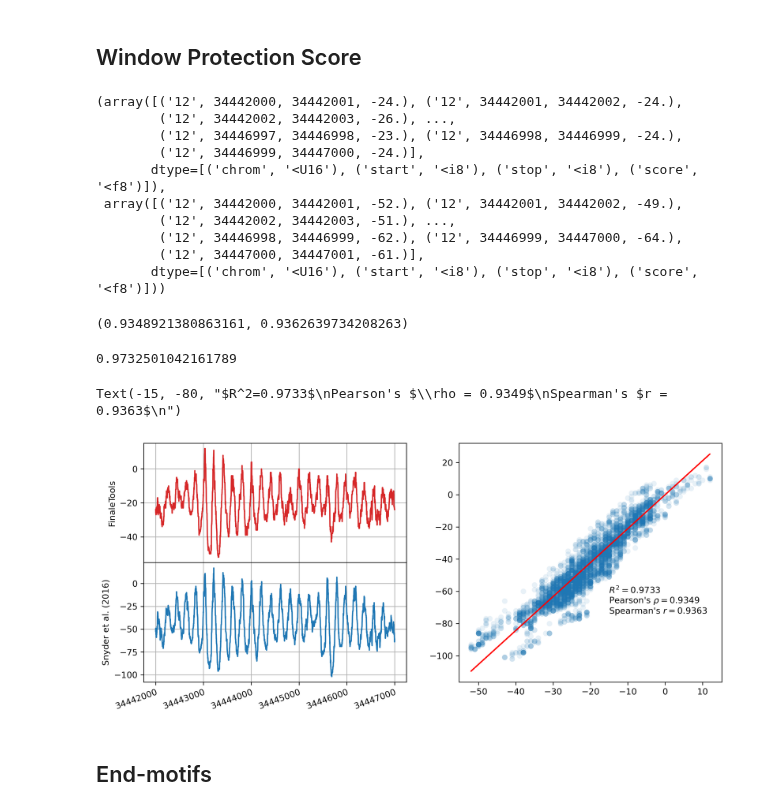
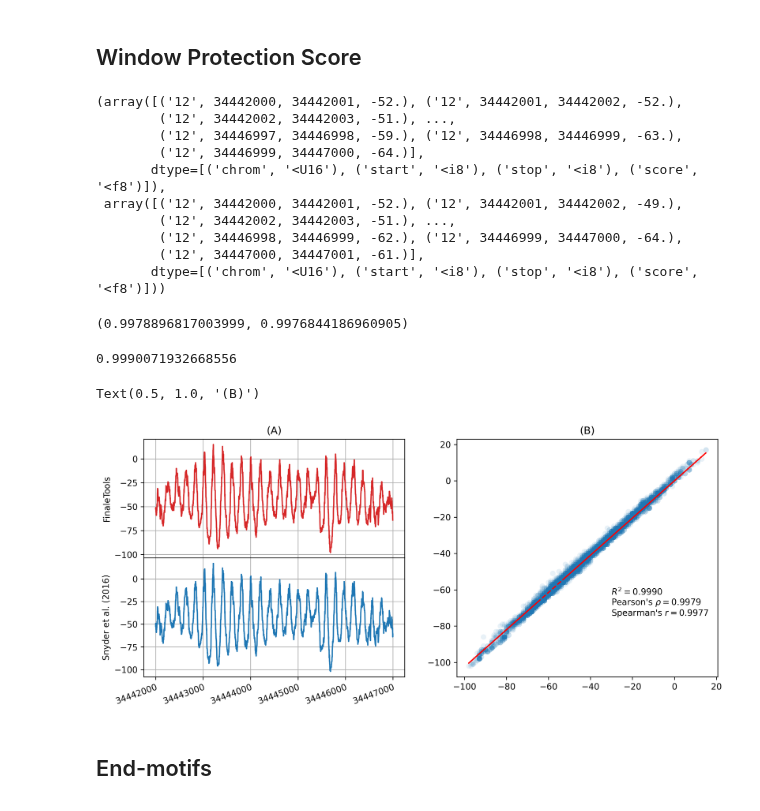
Before and after one commit to epifluidlab/FinaleToolkit, a Jupyter notebook: figs/frag_features_fig.ipynb, the cells around one changed output. Cells and saved outputs as stored; diff of their text form; code cells hidden in the pictures.

Commit message:
backup figures

```diff
--- a/figs/frag_features_fig.ipynb
+++ b/figs/frag_features_fig.ipynb
@@ -22,11 +23,17 @@ from statsmodels.regression.linear_model import OLS
 ## Window Protection Score
 # %%
 # Window Protection Score
+"""
 ft_wps = []
 with open("../data/BH01.chr12_asat.LWPS.raw.bedGraph", 'r') as ft_wps_file:
     for line in ft_wps_file:
         contents = line.split()
         ft_wps.append((contents[0], int(contents[1]), int(contents[2]), float(contents[3])))
+"""
+with pbw.open('../data/chr12_asat_07-28-23.bw', 'r') as bigwig:
+    scores = bigwig.values('12', 34442000, 34447000)
+    ft_wps = [('12', pos, pos+1, score) for pos, score in zip(range(34442000, 34447001), scores)]
+
 
 shendure_wps = []
 with gzip.open('../data/shendure.BH01.chr12.asat.wps.wig.gz', 'rt') as shendure_file:
@@ -44,10 +51,10 @@ ft_wps = np.array(ft_wps, dtype=[('chrom', '<U16'), ('start', '<i8'), ('stop', '
 shendure_wps = np.array(shendure_wps, dtype=[('chrom', '<U16'), ('start', '<i8'), ('stop', '<i8'), ('score', '<f8')])
 ft_wps, shendure_wps
 # %% [output]
-(array([('12', 34442000, 34442001, -24.), ('12', 34442001, 34442002, -24.),
-        ('12', 34442002, 34442003, -26.), ...,
-        ('12', 34446997, 34446998, -23.), ('12', 34446998, 34446999, -24.),
-        ('12', 34446999, 34447000, -24.)],
+(array([('12', 34442000, 34442001, -52.), ('12', 34442001, 34442002, -52.),
+        ('12', 34442002, 34442003, -51.), ...,
+        ('12', 34446997, 34446998, -59.), ('12', 34446998, 34446999, -63.),
+        ('12', 34446999, 34447000, -64.)],
        dtype=[('chrom', '<U16'), ('start', '<i8'), ('stop', '<i8'), ('score', '<f8')]),
  array([('12', 34442000, 34442001, -52.), ('12', 34442001, 34442002, -49.),
         ('12', 34442002, 34442003, -51.), ...,
@@ -61,7 +68,7 @@ spearman, _ = stats.spearmanr(ft_wps['score'], shendure_wps['score'][:-1])
 
 pearson, spearman
 # %% [output]
-(0.9348921380863161, 0.9362639734208263)
+(0.9978896817003999, 0.9976844186960905)
 # %%
 # Regression line
 ols = OLS(shendure_wps['score'][:-1], ft_wps['score'])
@@ -70,43 +77,45 @@ regression = model.predict(ft_wps['score'])
 r2 = model.rsquared_adj
 r2
 # %% [output]
-0.9732501042161789
+0.9990071932668556
 # %%
 # plotting comparison
 fig, axes = plt.subplots(2, 2, sharex=True)
 fig.set_dpi(300)
 fig.set_size_inches(12, 5)
 axes[0, 0].plot(ft_wps['start'], ft_wps['score'], 'C3', label="FinaleTools")
 axes[0, 0].set_ylabel('FinaleTools')
 axes[1, 0].plot(shendure_wps['start'], shendure_wps['score'], 'C0', label="Snyder et al. (2016)")
 axes[1, 0].set_ylabel('Snyder et al. (2016)')
 
 plt.setp(axes[1, 0].get_xticklabels(), rotation=20, ha="right",
          rotation_mode="anchor")
 x_formatter = mpl.ticker.ScalarFormatter(useOffset=False, useMathText=False)
 x_formatter.set_scientific(False)
 
 fig.subplots_adjust(hspace=0)
 
 axes[1, 0].xaxis.set_major_formatter(x_formatter)
 axes[0, 0].grid()
 axes[1, 0].grid()
 
 gs = axes[0, 1].get_gridspec()
 for ax in axes[:, 1]:
     ax.remove()
 
 scatter_ax = fig.add_subplot(gs[:, 1])
 scatter_ax.scatter(ft_wps['score'], shendure_wps['score'][:-1], s=40, alpha=0.1, linewidths=0)
 scatter_ax.plot(ft_wps['score'], regression, 'r--')
 stats_string = f"""$R^2={r2:.4f}$
 Pearson's $\\rho = {pearson:.4f}$
 Spearman's $r = {spearman:.4f}$
 """
-scatter_ax.text(-15, -80, stats_string)
+scatter_ax.text(-30, -80, stats_string)
+axes[0, 0].set_title('(A)')
+scatter_ax.set_title('(B)')
 # %% [output]
-Text(-15, -80, "$R^2=0.9733$\nPearson's $\\rho = 0.9349$\nSpearman's $r = 0.9363$\n")
+Text(0.5, 1.0, '(B)')
-[figure, old version]
+[figure, new version]
 # %% [markdown]
 ## End-motifs
 # %%
```
Also changed, not shown: parts of 1 cell of this notebook, 1 other file.
